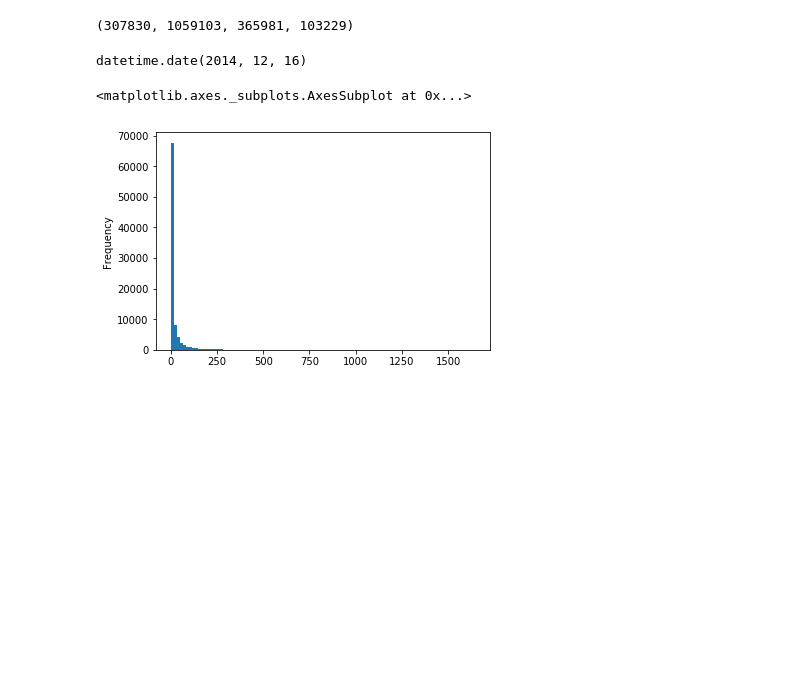
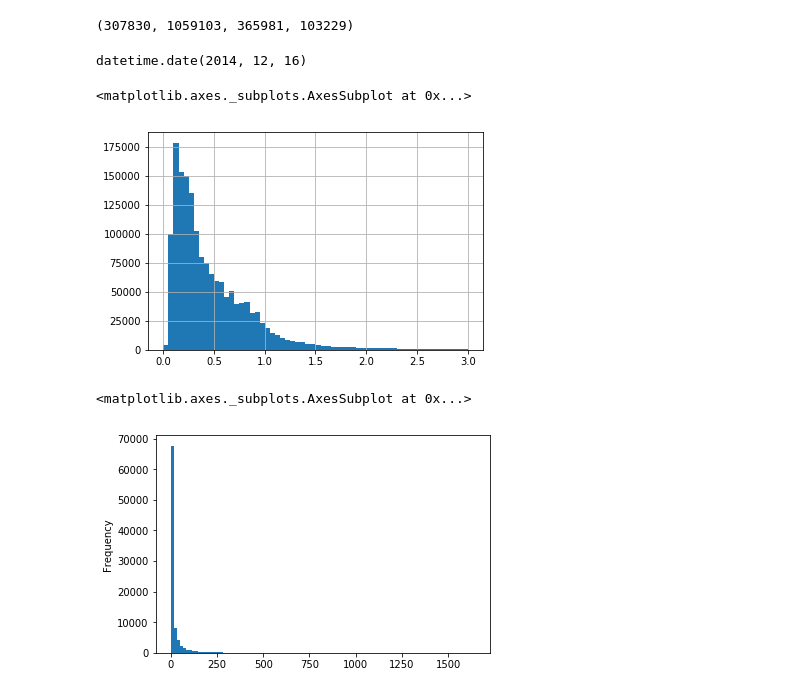
Before and after one commit to omadson/PhD, a Jupyter notebook: notebooks/create_new_datasets.ipynb, the cells around one changed output. Drawn from its saved outputs; the diff is of its cells as text; code cells hidden in the pictures; blank space fills up the shorter version.

```diff
--- a/notebooks/create_new_datasets.ipynb
+++ b/notebooks/create_new_datasets.ipynb
@@ -319,3 +357,10 @@ num_of_rides_per_year()
+# %%
+all_data['tempo_viagem'] = (all_data['datetime_devolucao'] - all_data['datetime_retirada']) / datetime.timedelta(hours=1)
+data_bicicletar = all_data[all_data['tipo_viagem'] == 0]
+data_bicicletar['tempo_viagem'][data_bicicletar['tempo_viagem'] <= 3].hist(bins=60)
+# %% [output]
+<matplotlib.axes._subplots.AxesSubplot at 0x...>
+[figure, added]
 # %%
 all_data['id_usuario'].value_counts().plot.hist(bins=100)
 # %% [output]
```
Also changed, not shown: parts of 7 cells of this notebook, 4 other files.
